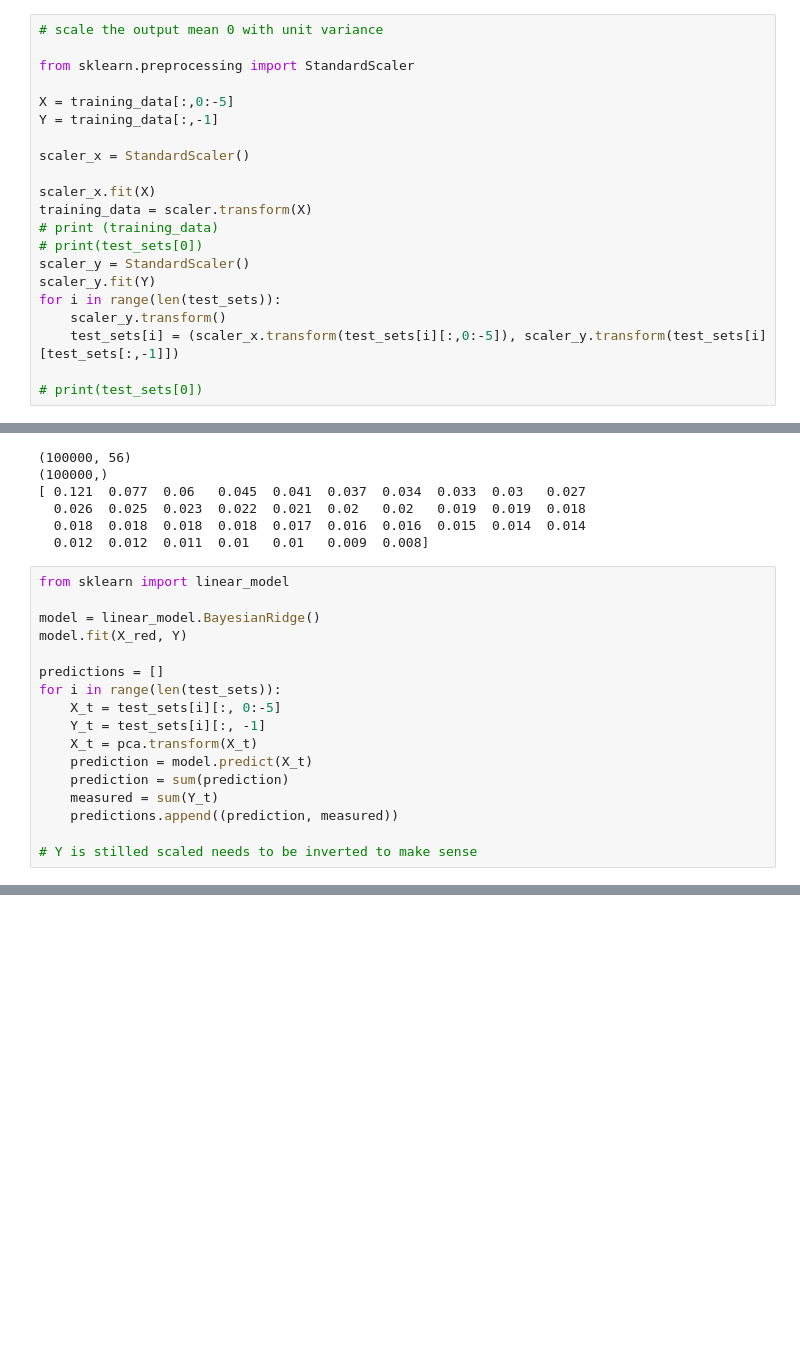
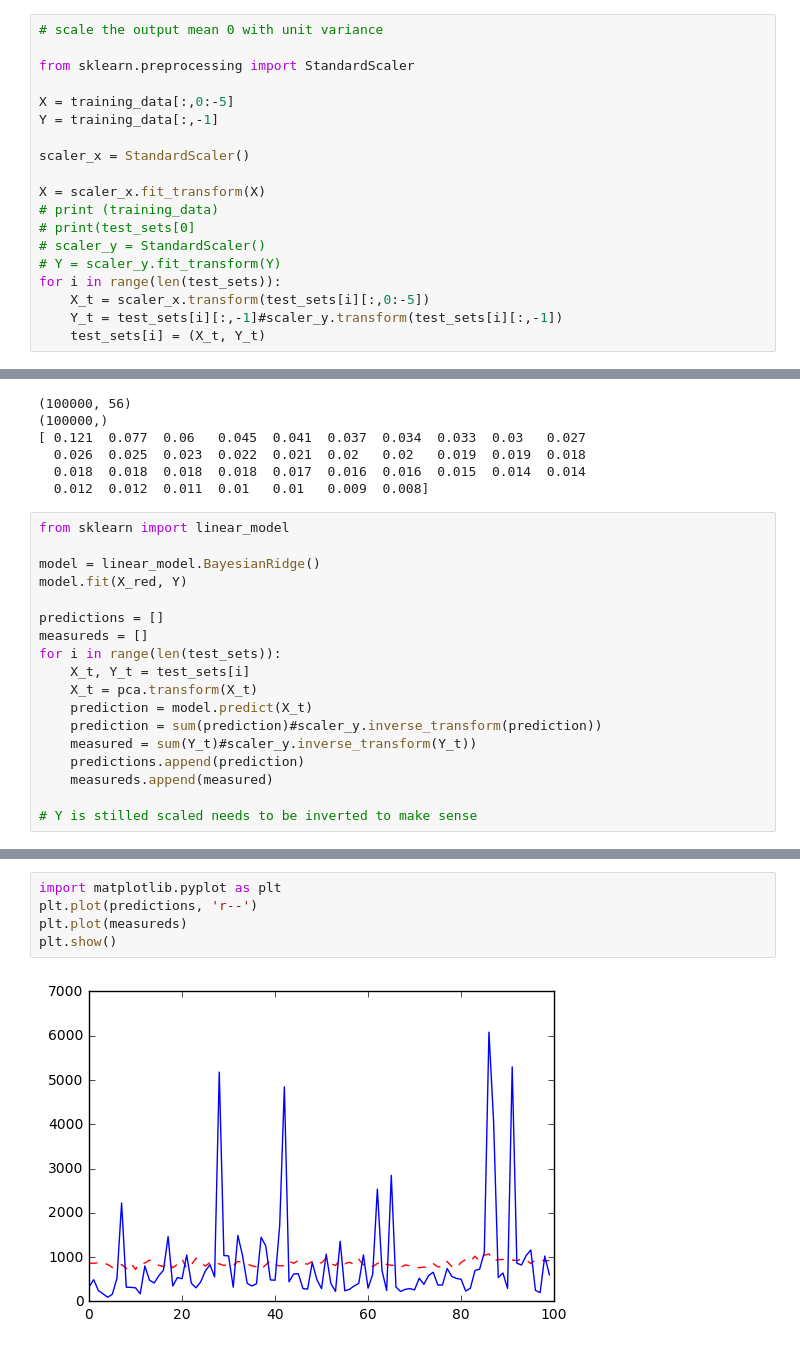
Before and after one commit to Destruktor/881project, a Jupyter notebook: CSCE883-project-feature-selection-with-dataframe.ipynb, the cells around one changed output, grey strips where cells are left out. Drawn from its saved outputs; the diff is of its cells as text; blank space fills up the shorter version.

```diff
--- a/CSCE883-project-feature-selection-with-dataframe.ipynb
+++ b/CSCE883-project-feature-selection-with-dataframe.ipynb
@@ -132,17 +150,15 @@ Y = training_data[:,-1]
 
 scaler_x = StandardScaler()
 
-scaler_x.fit(X)
-training_data = scaler.transform(X)
+X = scaler_x.fit_transform(X)
 # print (training_data)
-# print(test_sets[0])
-scaler_y = StandardScaler()
-scaler_y.fit(Y)
+# print(test_sets[0]
+# scaler_y = StandardScaler()
+# Y = scaler_y.fit_transform(Y)
 for i in range(len(test_sets)):
-    scaler_y.transform()
-    test_sets[i] = (scaler_x.transform(test_sets[i][:,0:-5]), scaler_y.transform(test_sets[i][test_sets[:,-1]])
-
-# print(test_sets[0])
+    X_t = scaler_x.transform(test_sets[i][:,0:-5])
+    Y_t = test_sets[i][:,-1]#scaler_y.transform(test_sets[i][:,-1])
+    test_sets[i] = (X_t, Y_t)
 # %%
 # Feature Extraction with Univariate Statistical Tests
 from sklearn.feature_selection import SelectKBest
@@ -218,14 +234,15 @@ model = linear_model.BayesianRidge()
 model.fit(X_red, Y)
 
 predictions = []
+measureds = []
 for i in range(len(test_sets)):
-    X_t = test_sets[i][:, 0:-5]
-    Y_t = test_sets[i][:, -1]
+    X_t, Y_t = test_sets[i]
     X_t = pca.transform(X_t)
     prediction = model.predict(X_t)
-    prediction = sum(prediction)
-    measured = sum(Y_t)
-    predictions.append((prediction, measured))
+    prediction = sum(prediction)#scaler_y.inverse_transform(prediction))
+    measured = sum(Y_t)#scaler_y.inverse_transform(Y_t))
+    predictions.append(prediction)
+    measureds.append(measured)
 
 # Y is stilled scaled needs to be inverted to make sense
 # %%
@@ -236,0 +251,7 @@ print (predictions)
+# %%
+import matplotlib.pyplot as plt
+plt.plot(predictions, 'r--')
+plt.plot(measureds)
+plt.show()
+# %% [output]
+[figure, added]
```
Also changed, not shown: parts of 8 cells of this notebook.
